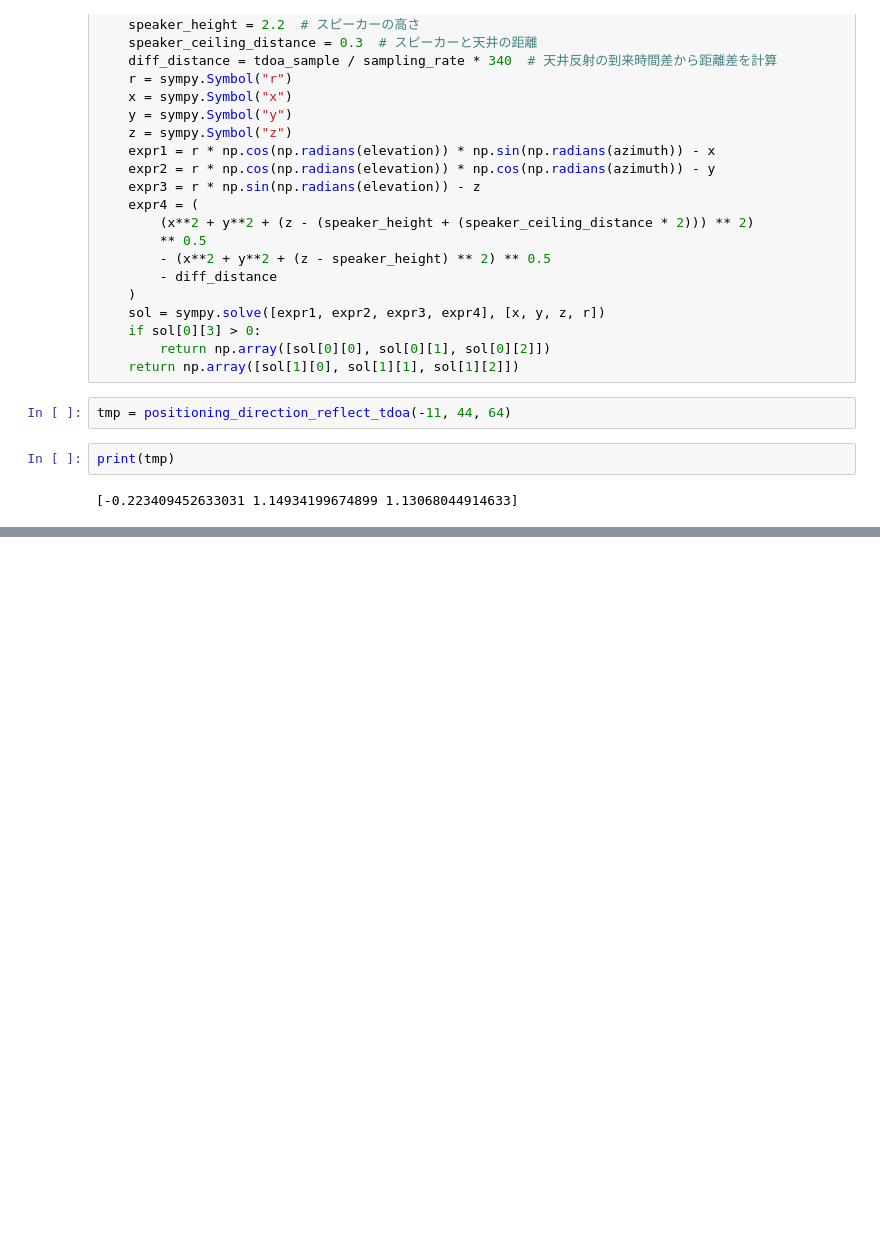
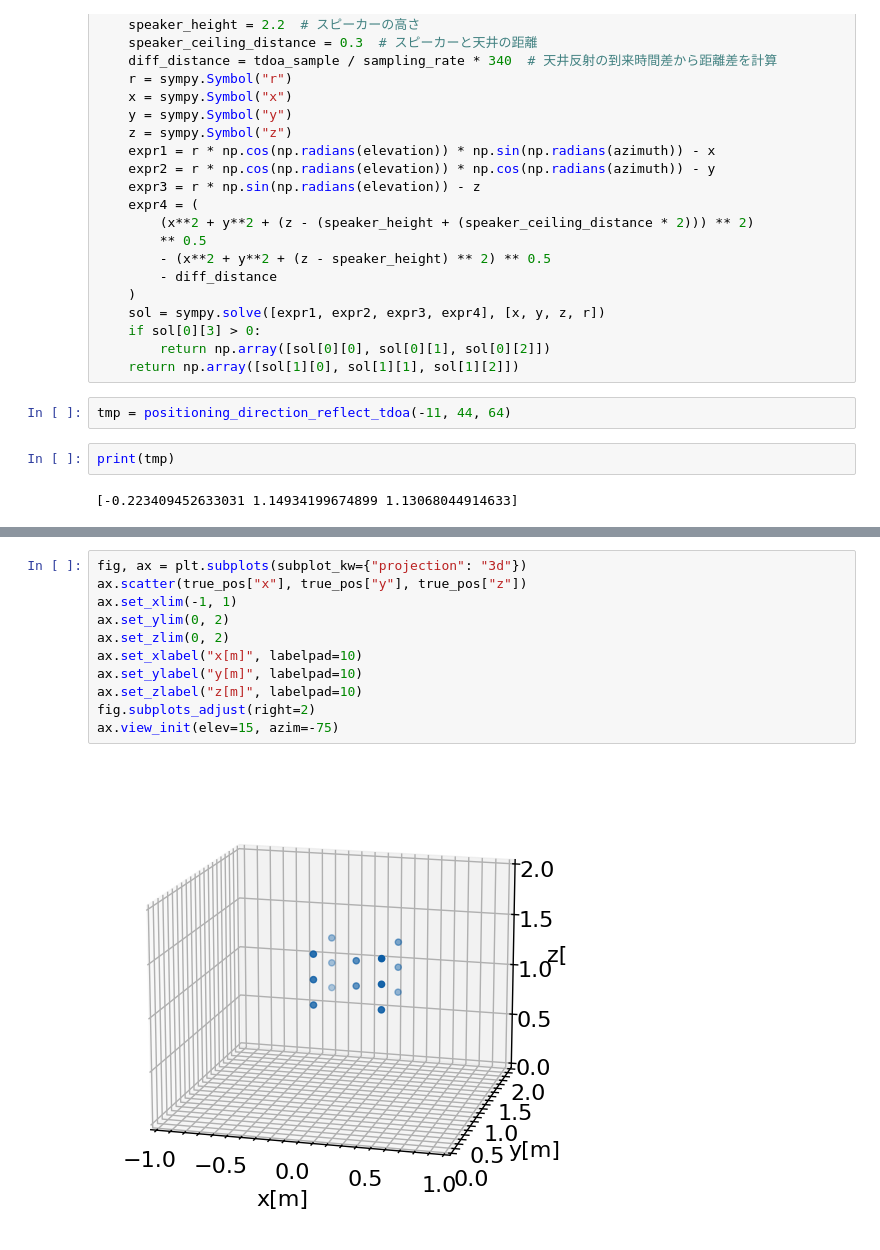
Before and after one commit to auk1709/lab-acoustic, a Jupyter notebook: notebook/sandbox-short-signal.ipynb, the cells around one changed output, grey strips where cells are left out. Cells and saved outputs as stored; diff of their text form; blank space fills up the shorter version.

```diff
--- a/notebook/sandbox-short-signal.ipynb
+++ b/notebook/sandbox-short-signal.ipynb
@@ -408,0 +413,13 @@ sns.displot(df_est, x="position_error", kind="ecdf", hue="test")
+# %%
+fig, ax = plt.subplots(subplot_kw={"projection": "3d"})
+ax.scatter(true_pos["x"], true_pos["y"], true_pos["z"])
+ax.set_xlim(-1, 1)
+ax.set_ylim(0, 2)
+ax.set_zlim(0, 2)
+ax.set_xlabel("x[m]", labelpad=10)
+ax.set_ylabel("y[m]", labelpad=10)
+ax.set_zlabel("z[m]", labelpad=10)
+fig.subplots_adjust(right=2)
+ax.view_init(elev=15, azim=-75)
+# %% [output]
+[figure, added]
```
Also changed, not shown: parts of 4 cells of this notebook, 7 other files.
